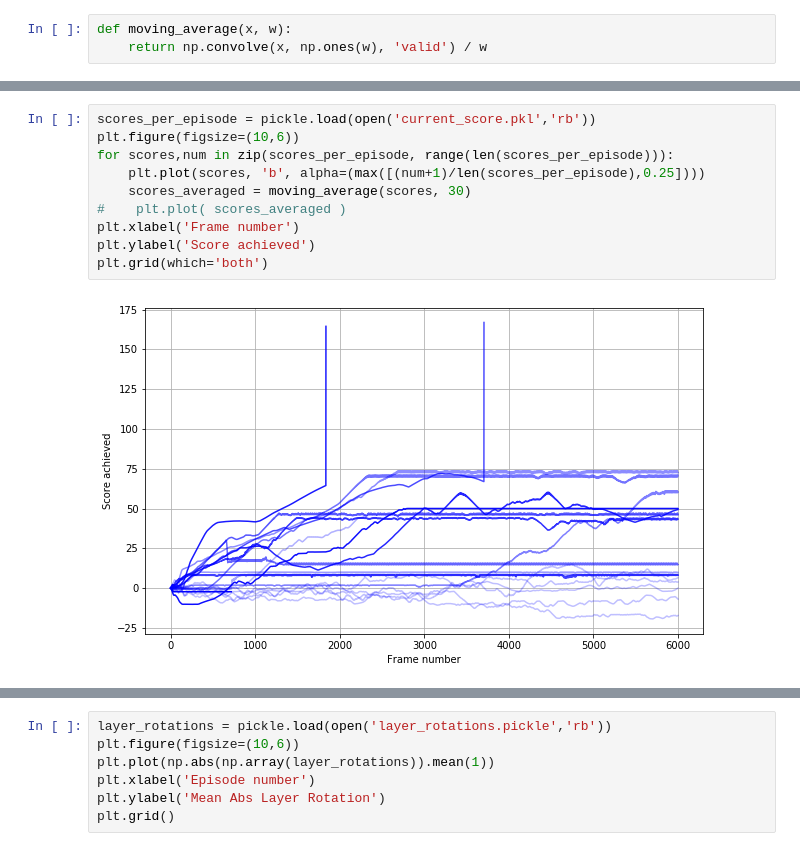
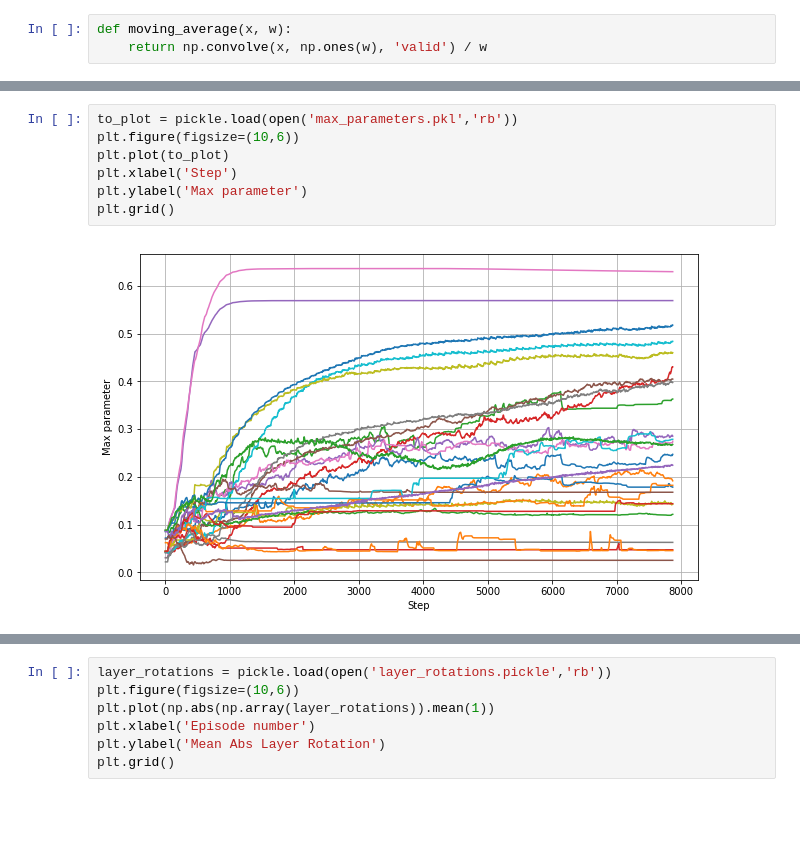
Before and after one commit to manuelsh/minerl, a Jupyter notebook: scores.ipynb, the cells around one changed output, grey strips where cells are left out. Drawn from its saved outputs; the diff is of its cells as text; blank space fills up the shorter version.

```diff
--- a/scores.ipynb
+++ b/scores.ipynb
@@ -13,12 +26,9 @@ plt.plot([max(i) for i in scores_per_episode])
 # %%
-scores_per_episode = pickle.load(open('current_score.pkl','rb'))
+to_plot = pickle.load(open('max_parameters.pkl','rb'))
 plt.figure(figsize=(10,6))
-for scores,num in zip(scores_per_episode, range(len(scores_per_episode))):
-    plt.plot(scores, 'b', alpha=(max([(num+1)/len(scores_per_episode),0.25])))
-    scores_averaged = moving_average(scores, 30)
-#    plt.plot( scores_averaged )
-plt.xlabel('Frame number')
-plt.ylabel('Score achieved')
-plt.grid(which='both')
+plt.plot(to_plot)
+plt.xlabel('Step')
+plt.ylabel('Max parameter')
+plt.grid()
 # %% [output]
-[figure, old version]
+[figure, new version]
```
Also changed, not shown: parts of 5 cells of this notebook, 10 other files.
